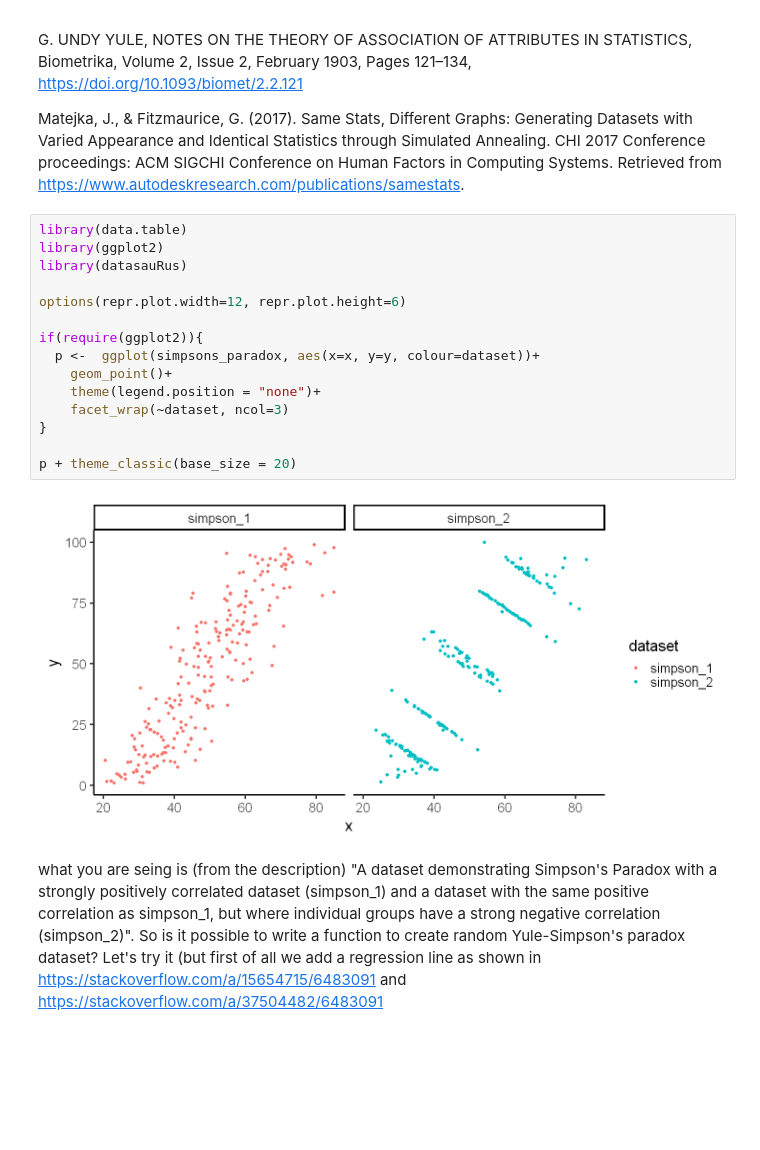
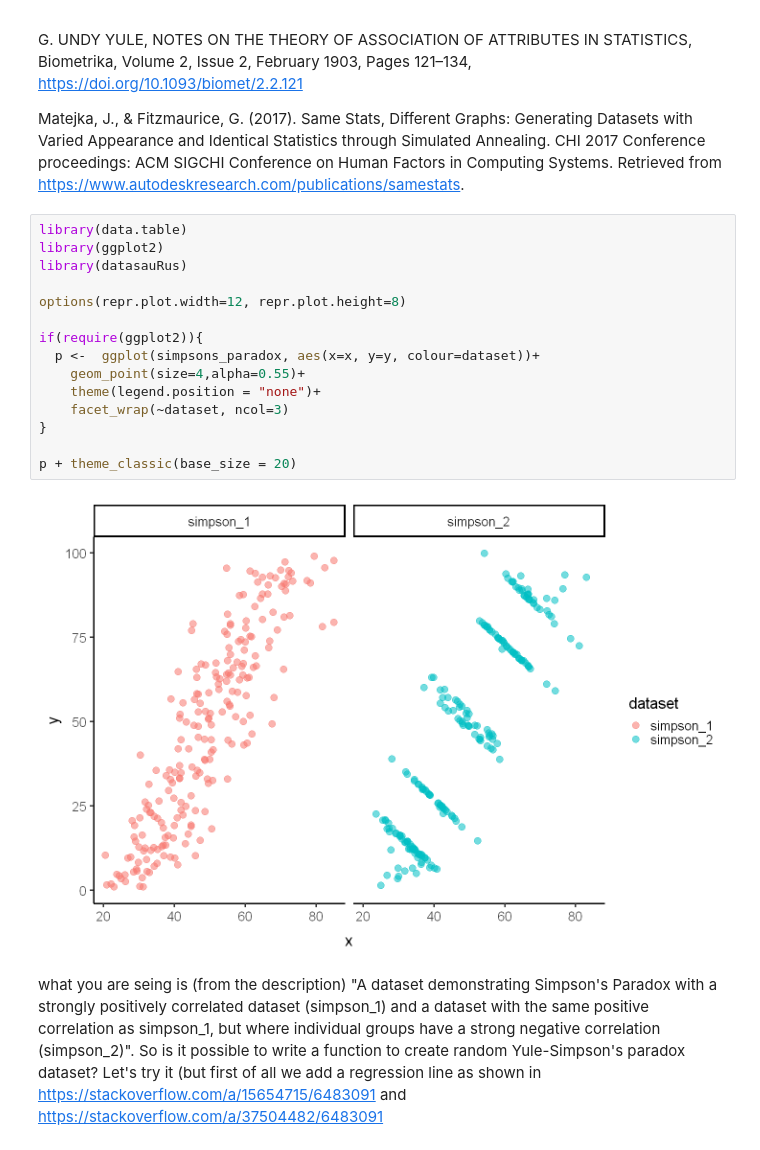
Before and after one commit to jojosgithub/blog, a Jupyter notebook: _notebooks/2021-07-04-ys.ipynb, the cells around one changed output. Drawn from its saved outputs; the diff is of its cells as text; blank space fills up the shorter version.

```diff
--- a/_notebooks/2021-07-04-ys.ipynb
+++ b/_notebooks/2021-07-04-ys.ipynb
@@ -23,20 +23,20 @@ Matejka, J., & Fitzmaurice, G. (2017). Same Stats, Different Graphs: Generating
 # %%
 library(data.table)
 library(ggplot2)
 library(datasauRus)
 
-options(repr.plot.width=12, repr.plot.height=6)
+options(repr.plot.width=12, repr.plot.height=8)
 
 if(require(ggplot2)){
   p <-  ggplot(simpsons_paradox, aes(x=x, y=y, colour=dataset))+
-    geom_point()+
+    geom_point(size=4,alpha=0.55)+
     theme(legend.position = "none")+
     facet_wrap(~dataset, ncol=3)
 }
 
 p + theme_classic(base_size = 20)
 # %% [output]
-[figure, old version]
+[figure, new version]
 # %% [markdown]
 what you are seing is (from the description) "A dataset demonstrating Simpson's Paradox with a strongly positively correlated dataset (simpson_1) and a dataset with the same positive correlation as simpson_1, but where individual groups have a strong negative correlation (simpson_2)".
 So is it possible to write a function to create random Yule-Simpson's paradox dataset? Let's try it (but first of all we add a regression line as shown in https://stackoverflow.com/a/15654715/6483091 and https://stackoverflow.com/a/37504482/6483091
```
Also changed, not shown: parts of 6 cells of this notebook.
